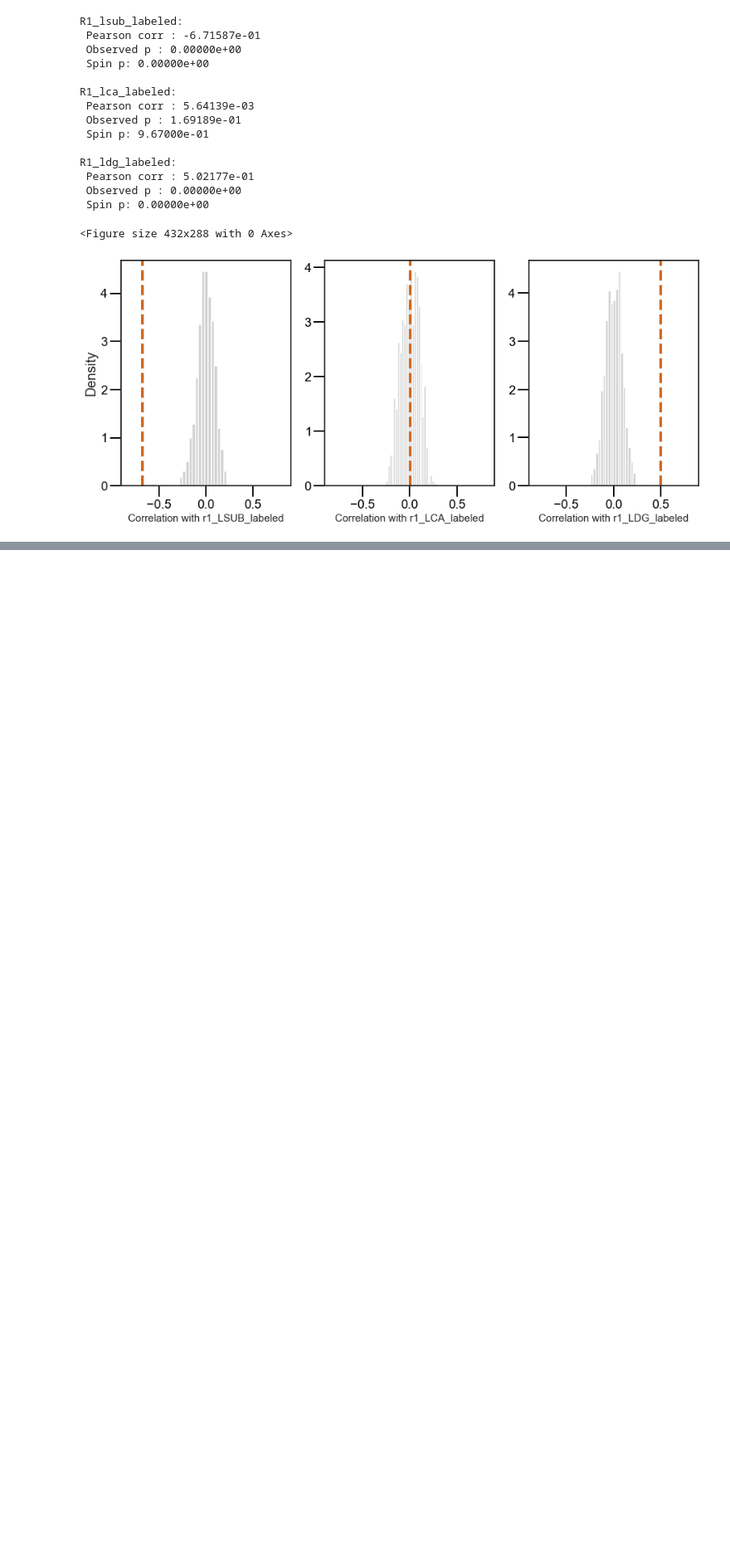
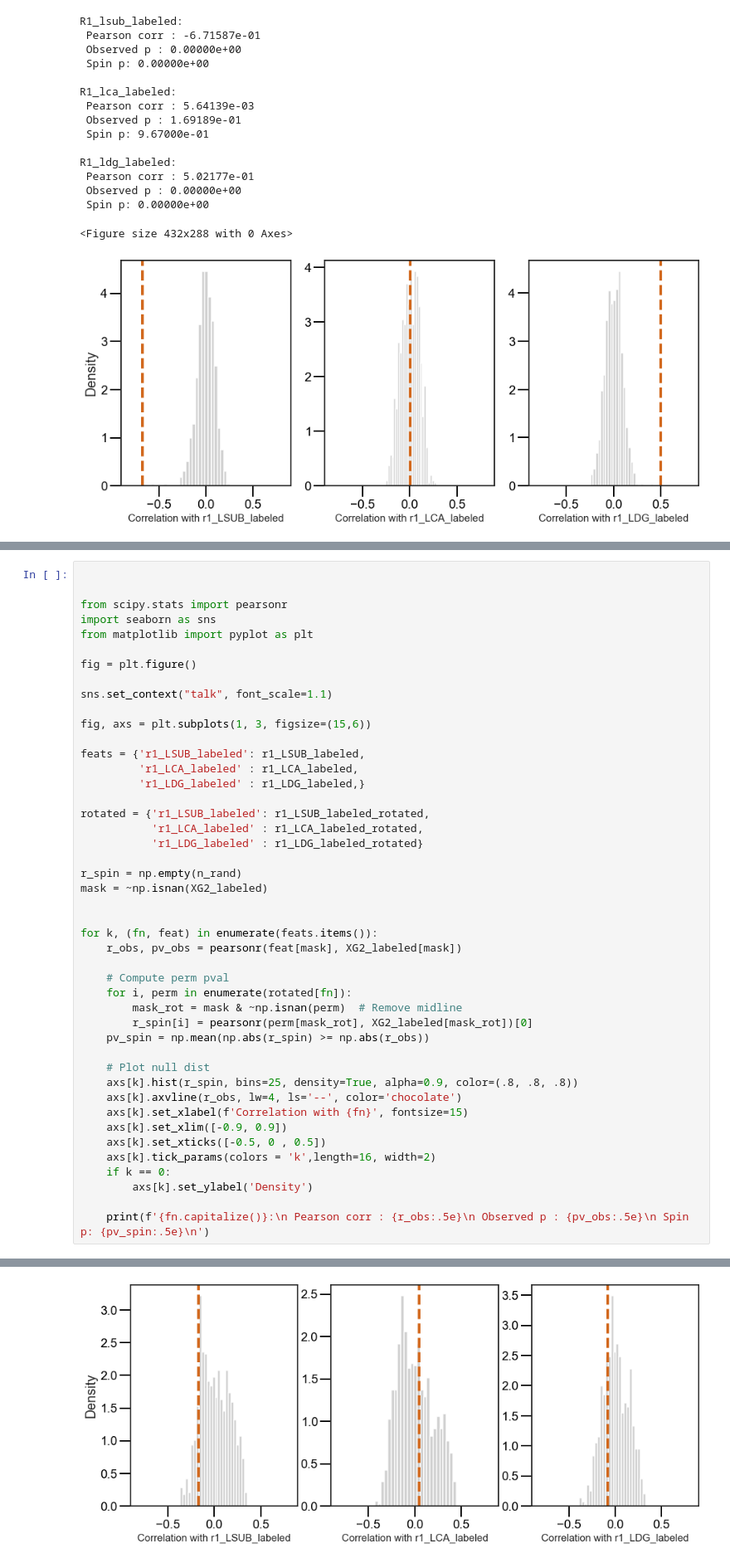
Before and after one commit to CNG-LAB/cngopen, a Jupyter notebook: hippocampus/scripts/results_supplementray_fig_05.ipynb, the cells around one changed output, grey strips where cells are left out. Shown at 83% size. Cells and saved outputs as stored; diff of their text form; blank space fills up the shorter version.

```diff
--- a/hippocampus/scripts/results_supplementray_fig_05.ipynb
+++ b/hippocampus/scripts/results_supplementray_fig_05.ipynb
@@ -373,0 +477,46 @@ R1_ldg_labeled:
+# %%
+
+
+from scipy.stats import pearsonr
+import seaborn as sns
+from matplotlib import pyplot as plt
+
+fig = plt.figure()
+
+sns.set_context("talk", font_scale=1.1)
+
+fig, axs = plt.subplots(1, 3, figsize=(15,6))
+
+feats = {'r1_LSUB_labeled': r1_LSUB_labeled,
+         'r1_LCA_labeled' : r1_LCA_labeled,
+         'r1_LDG_labeled' : r1_LDG_labeled,}
+
+rotated = {'r1_LSUB_labeled': r1_LSUB_labeled_rotated,
+           'r1_LCA_labeled' : r1_LCA_labeled_rotated,
+           'r1_LDG_labeled' : r1_LDG_labeled_rotated}
+
+r_spin = np.empty(n_rand)
+mask = ~np.isnan(XG2_labeled)
+
+
+for k, (fn, feat) in enumerate(feats.items()):
+    r_obs, pv_obs = pearsonr(feat[mask], XG2_labeled[mask])
+
+    # Compute perm pval
+    for i, perm in enumerate(rotated[fn]):
+        mask_rot = mask & ~np.isnan(perm)  # Remove midline
+        r_spin[i] = pearsonr(perm[mask_rot], XG2_labeled[mask_rot])[0]
+    pv_spin = np.mean(np.abs(r_spin) >= np.abs(r_obs))
+
+    # Plot null dist
+    axs[k].hist(r_spin, bins=25, density=True, alpha=0.9, color=(.8, .8, .8))
+    axs[k].axvline(r_obs, lw=4, ls='--', color='chocolate')
+    axs[k].set_xlabel(f'Correlation with {fn}', fontsize=15)
+    axs[k].set_xlim([-0.9, 0.9])
+    axs[k].set_xticks([-0.5, 0 , 0.5])
+    axs[k].tick_params(colors = 'k',length=16, width=2)
+    if k == 0:
+        axs[k].set_ylabel('Density')
+
+    print(f'{fn.capitalize()}:\n Pearson corr : {r_obs:.5e}\n Observed p : {pv_obs:.5e}\n Spin p: {pv_spin:.5e}\n')
+# %% [output]
@@ -373,0 +538 @@ R1_ldg_labeled:
+[figure, added]
```
Also changed, not shown: parts of 16 cells of this notebook.
